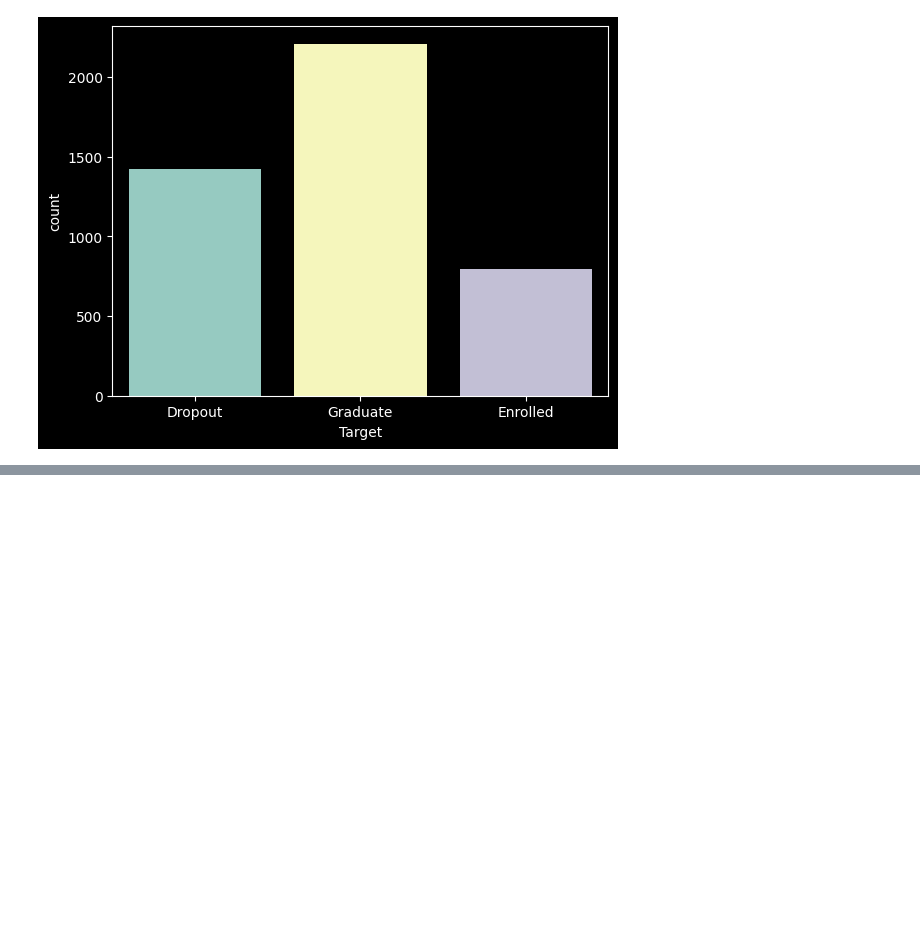
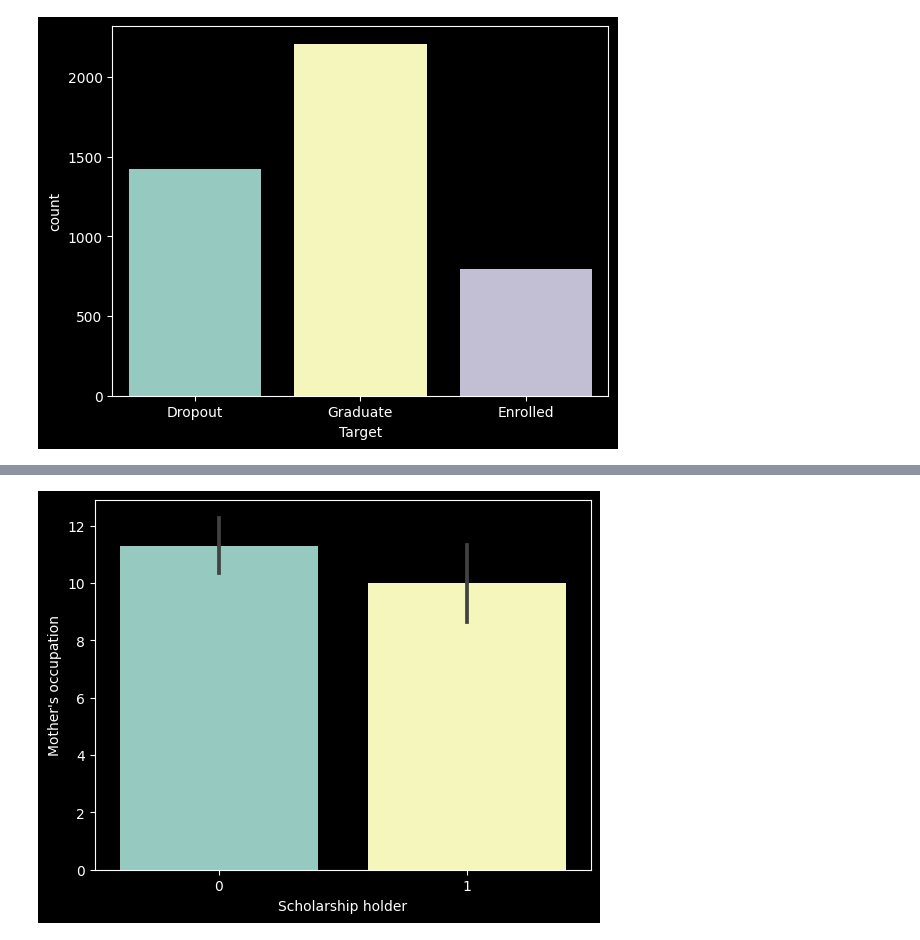
Before and after one commit to Joao-Inacio/Labs, a Jupyter notebook: Evasao_Escolar/1.0/eves.ipynb, the cells around one changed output, grey strips where cells are left out. Cells and saved outputs as stored; diff of their text form; code cells hidden in the pictures; blank space fills up the shorter version.

```diff
--- a/Evasao_Escolar/1.0/eves.ipynb
+++ b/Evasao_Escolar/1.0/eves.ipynb
@@ -234,0 +246,5 @@ sns.countplot(data=df, x='Target');
+# %%
+# Analisando a correlação do status social familiar e bolsa de estudo
+sns.barplot(y="Mother's occupation",x='Scholarship holder', data=new_df);
+# %% [output]
+[figure, added]
```
Also changed, not shown: parts of 7 cells of this notebook.
